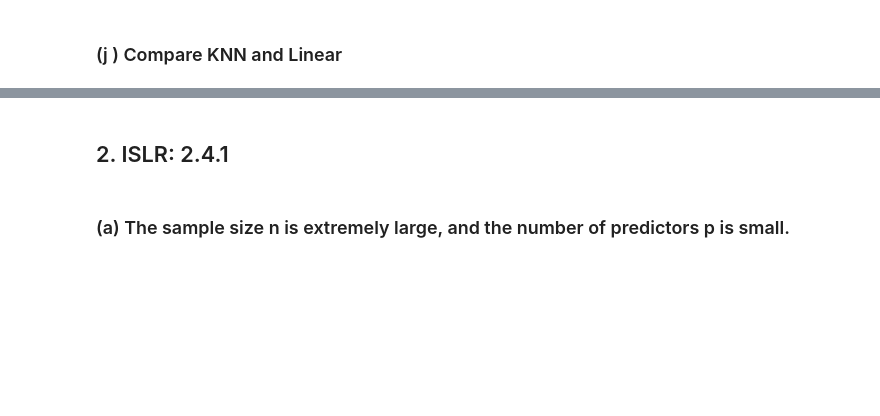
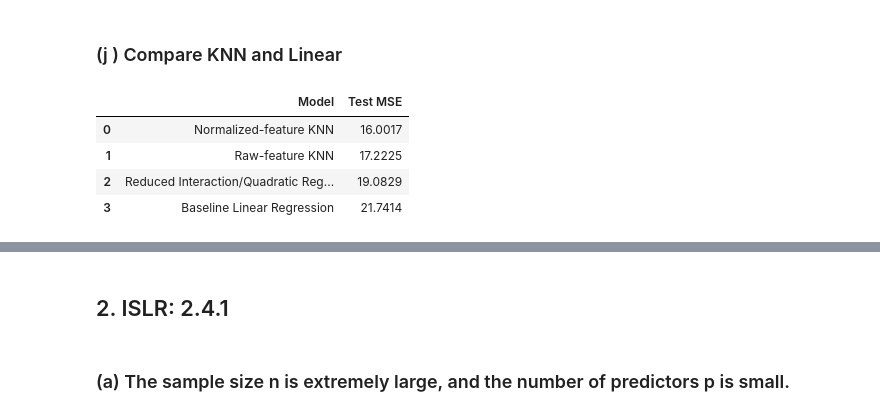
Before and after one commit to manvsatish/dsci-552-hw-2, a Jupyter notebook: notebooks/Satish_Manvika_HW2.ipynb, the cells around one changed output, grey strips where cells are left out. Drawn from its saved outputs; the diff is of its cells as text; code cells hidden in the pictures; blank space fills up the shorter version.

```diff
--- a/notebooks/Satish_Manvika_HW2.ipynb
+++ b/notebooks/Satish_Manvika_HW2.ipynb
@@ -594,2 +732,23 @@ Then, I fitted a full model containing all four main effects, all four quadratic
 # %% [markdown]
 ### (j ) Compare KNN and Linear
+# %%
+# compare all regression approaches using test mse
+final_model_comparison = pd.DataFrame({
+    "Model": [
+        "Baseline Linear Regression",
+        "Reduced Interaction/Quadratic Regression",
+        "Raw-feature KNN",
+        "Normalized-feature KNN"
+    ],
+    "Test MSE": [baseline_test_mse, reduced_test_mse, best_raw_test_mse, best_normalized_test_mse]
+})
+
+# sort models from smallest to largest test mse
+final_model_comparison = (final_model_comparison.sort_values("Test MSE").reset_index(drop=True))
+final_model_comparison.round(4)
+# %% [output]
+|  | Model | Test MSE |
+| 0 | Normalized-feature KNN | 16.0017 |
+| 1 | Raw-feature KNN | 17.2225 |
+| 2 | Reduced Interaction/Quadratic Reg... | 19.0829 |
+| 3 | Baseline Linear Regression | 21.7414 |
```
Also changed, not shown: parts of 10 cells of this notebook.
